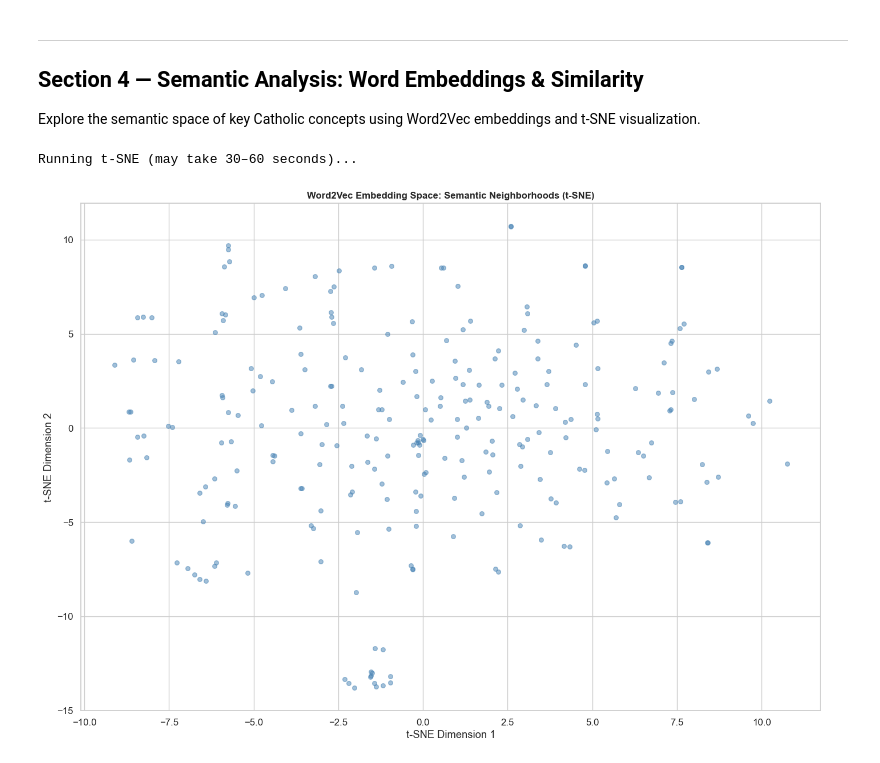
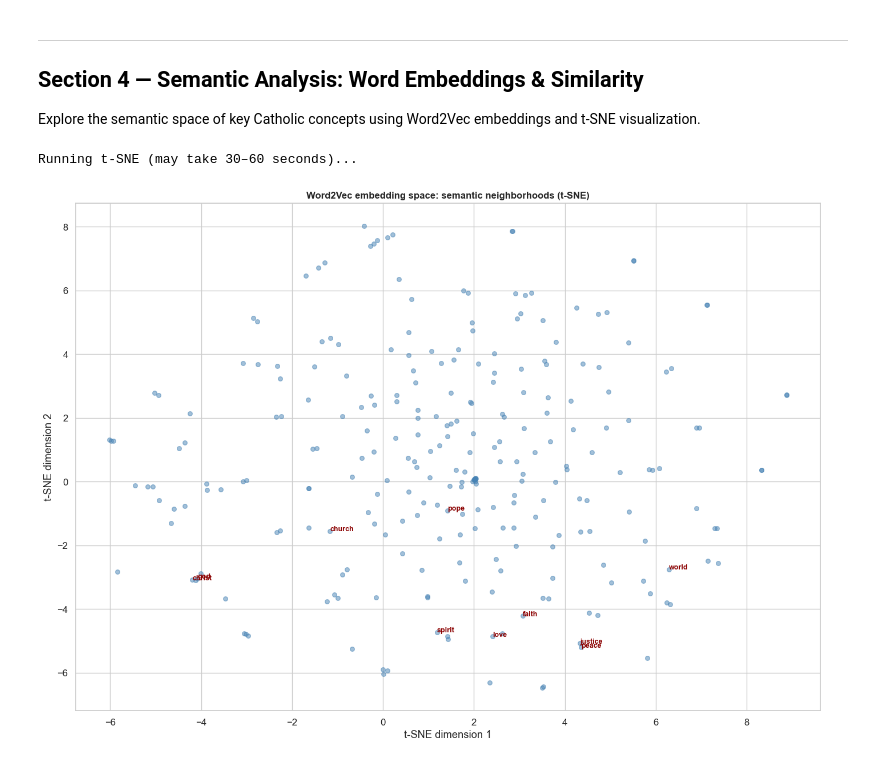
Before and after one commit to robertclayh/encyclicals, a Jupyter notebook: notebooks/03_exploration.ipynb, the cells around one changed output. Saved outputs shown, nothing was run; the diff lists cells and outputs as text; code cells hidden in the pictures.

```diff
--- a/notebooks/03_exploration.ipynb
+++ b/notebooks/03_exploration.ipynb
@@ -38,19 +39,0 @@ Wall time: 54 ms
-# %%
-%%time
-
-# Load all processed tables
-LIBRARY = pd.read_csv(PROCESSED / 'LIBRARY.csv', index_col='doc_id')
-VOCAB = pd.read_csv(PROCESSED / 'VOCAB.csv', index_col='term_str')
-TOKEN = pd.read_csv(PROCESSED / 'TOKEN.csv', index_col='token_id')
-TFIDF_DTM = pd.read_csv(PROCESSED / 'TFIDF_DTM.csv', index_col='doc_id')
-DOC_PCA = pd.read_csv(PROCESSED / 'DOC_PCA.csv', index_col='doc_id')
-DOC_TOPICS = pd.read_csv(PROCESSED / 'DOC_TOPICS.csv', index_col='doc_id')
-LOADINGS = pd.read_csv(PROCESSED / 'LOADINGS.csv', index_col='term_str')
-TOPIC_TERMS = pd.read_csv(PROCESSED / 'TOPIC_TERMS.csv', index_col='term_str')
-EMBEDDINGS = pd.read_csv(PROCESSED / 'EMBEDDINGS.csv', index_col='term_str')
-
-print(f"Documents: {len(LIBRARY):,}")
-print(f"Tokens: {len(TOKEN):,}")
-print(f"Vocabulary: {len(VOCAB):,}")
-print(f"PCA Components: {len([c for c in DOC_PCA.columns if c.startswith('PC')])}")
-print(f"LDA Topics: {len([c for c in DOC_TOPICS.columns if c.startswith('Topic')])}")
@@ -588,38 +947,31 @@ Explore the semantic space of key Catholic concepts using Word2Vec embeddings an
 # %%
 %%time
 
-# 4.1 — t-SNE Visualization of Word2Vec Embeddings (Top 300 Terms)
-# Select top terms by frequency/variance
-top_terms_idx = VOCAB.nlargest(300, 'n').index
-embedding_subset = EMBEDDINGS.loc[EMBEDDINGS.index.isin(top_terms_idx)].values
+# 4.1 — t-SNE visualization of Word2Vec embeddings (top 300 terms)
+embedding_terms = [term for term in VOCAB.nlargest(300, 'n').index if term in EMBEDDINGS.index]
+embedding_subset = EMBEDDINGS.loc[embedding_terms].values
 
-# Run t-SNE
-print("Running t-SNE (may take 30–60 seconds)...")
-tsne = TSNE(n_components=2, perplexity=30, random_state=42, n_iter=1000)
+print('Running t-SNE (may take 30–60 seconds)...')
+tsne = TSNE(n_components=2, perplexity=30, random_state=42, init='pca', learning_rate='auto')
 embeddings_2d = tsne.fit_transform(embedding_subset)
 
-# Plot
 fig, ax = plt.subplots(figsize=(14, 10))
 ax.scatter(embeddings_2d[:, 0], embeddings_2d[:, 1], s=30, alpha=0.5, color='steelblue')
 
-# Annotate selected key terms
 key_terms = ['pope', 'church', 'christ', 'faith', 'justice', 'love', 'peace', 'labor',
              'poor', 'brother', 'world', 'god', 'spirit', 'soul', 'sacred', 'moral']
 for term in key_terms:
-    if term in EMBEDDINGS.index and term in embeddings_2d:
-        term_idx = list(EMBEDDINGS.index).index(term)
-        ax.annotate(term, xy=embeddings_2d[term_idx], fontsize=9,
-                   fontweight='bold', color='darkred')
+    if term in embedding_terms:
+        term_idx = embedding_terms.index(term)
+        ax.annotate(term, xy=embeddings_2d[term_idx], fontsize=9, fontweight='bold', color='darkred')
 
-ax.set_title('Word2Vec Embedding Space: Semantic Neighborhoods (t-SNE)', fontweight='bold', fontsize=12)
-ax.set_xlabel('t-SNE Dimension 1')
-ax.set_ylabel('t-SNE Dimension 2')
+ax.set_title('Word2Vec embedding space: semantic neighborhoods (t-SNE)', fontweight='bold', fontsize=12)
+ax.set_xlabel('t-SNE dimension 1')
+ax.set_ylabel('t-SNE dimension 2')
 plt.tight_layout()
 plt.show()
 
-print("\n### What we see:")
-print("Key theological terms cluster in semantic neighborhoods reflecting conceptual relationships.")
-print("Words close together in space are used in similar doctrinal and pastoral contexts.")
+print(f"Embedded and projected {len(embedding_terms)} frequent terms.")
 # %% [output]
 Running t-SNE (may take 30–60 seconds)...
-[figure, old version]
+[figure, new version]
```
Also changed, not shown: parts of 45 cells of this notebook, 59 other files.
